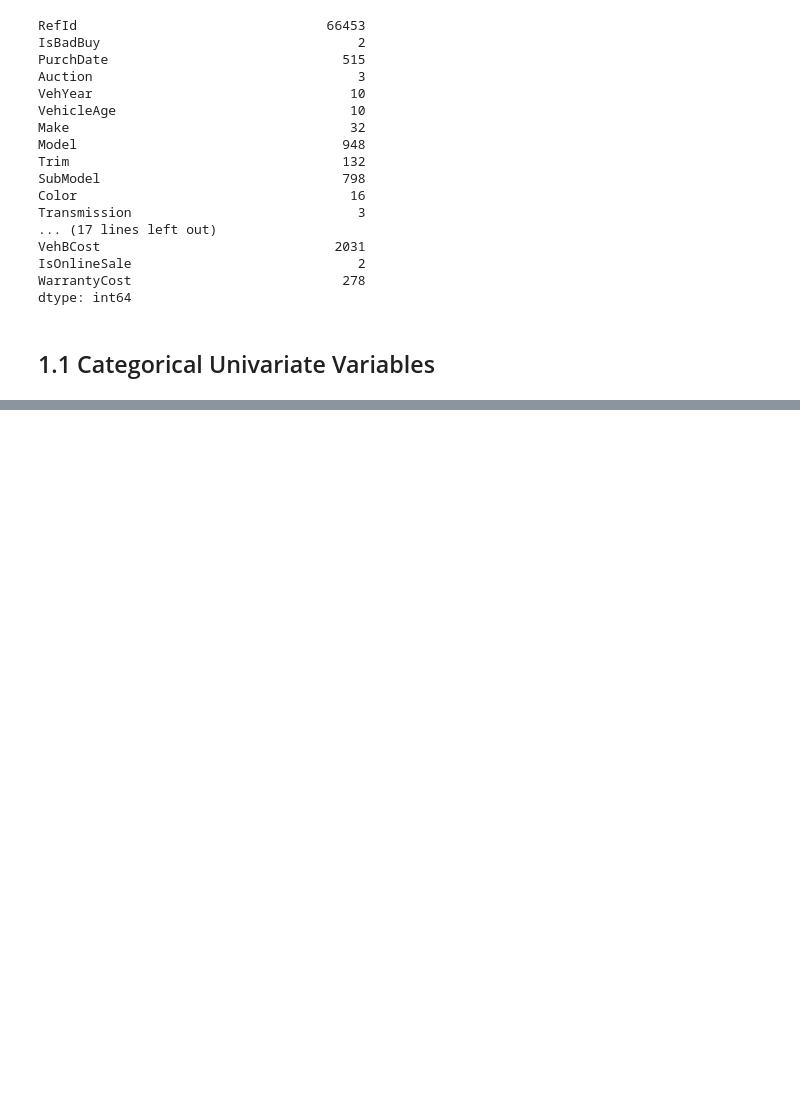
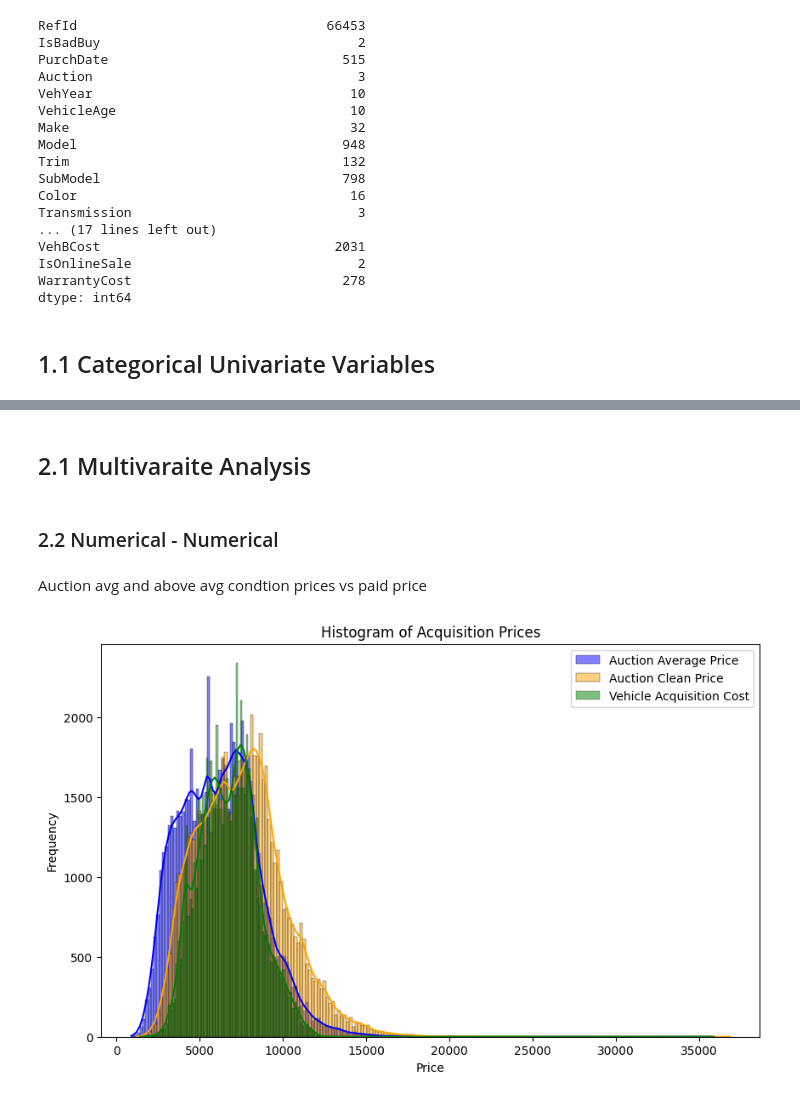
Before and after one commit to 4GeeksAcademy/Isabell-Joane-Eric-Final-Project, a Jupyter notebook: src/explore.ipynb, the cells around one changed output, grey strips where cells are left out. Saved outputs shown, nothing was run; the diff lists cells and outputs as text; code cells hidden in the pictures; blank space fills up the shorter version.

```diff
--- a/src/explore.ipynb
+++ b/src/explore.ipynb
@@ -292,0 +431,29 @@ dtype: int64
+# %% [markdown]
+## 2.1 Multivaraite Analysis
+# %% [markdown]
+### 2.2 Numerical - Numerical
+# %% [markdown]
+Auction avg and above avg condtion prices vs paid price
+# %%
+# Create a figure and axis objects
+plt.figure(figsize=(10, 6))
+
+# Plot histogram for MMRAcquisitionAuctionAveragePrice
+sns.histplot(data=total_data, x='MMRAcquisitionAuctionAveragePrice', color='blue', label='Auction Average Price', kde=True)
+
+# Plot histogram for MMRAcquisitionAuctionCleanPrice
+sns.histplot(data=total_data, x='MMRAcquisitionAuctionCleanPrice', color='orange', label='Auction Clean Price', kde=True)
+
+# Plot histogram for VehBCost
+sns.histplot(data=total_data, x='VehBCost', color='green', label='Vehicle Acquisition Cost', kde=True)
+
+# Add labels and legend
+plt.xlabel('Price')
+plt.ylabel('Frequency')
+plt.title('Histogram of Acquisition Prices')
+plt.legend()
+
+# Show the plot
+plt.show()
+# %% [output]
+[figure, added]
```
Also changed, not shown: parts of 11 cells of this notebook.
